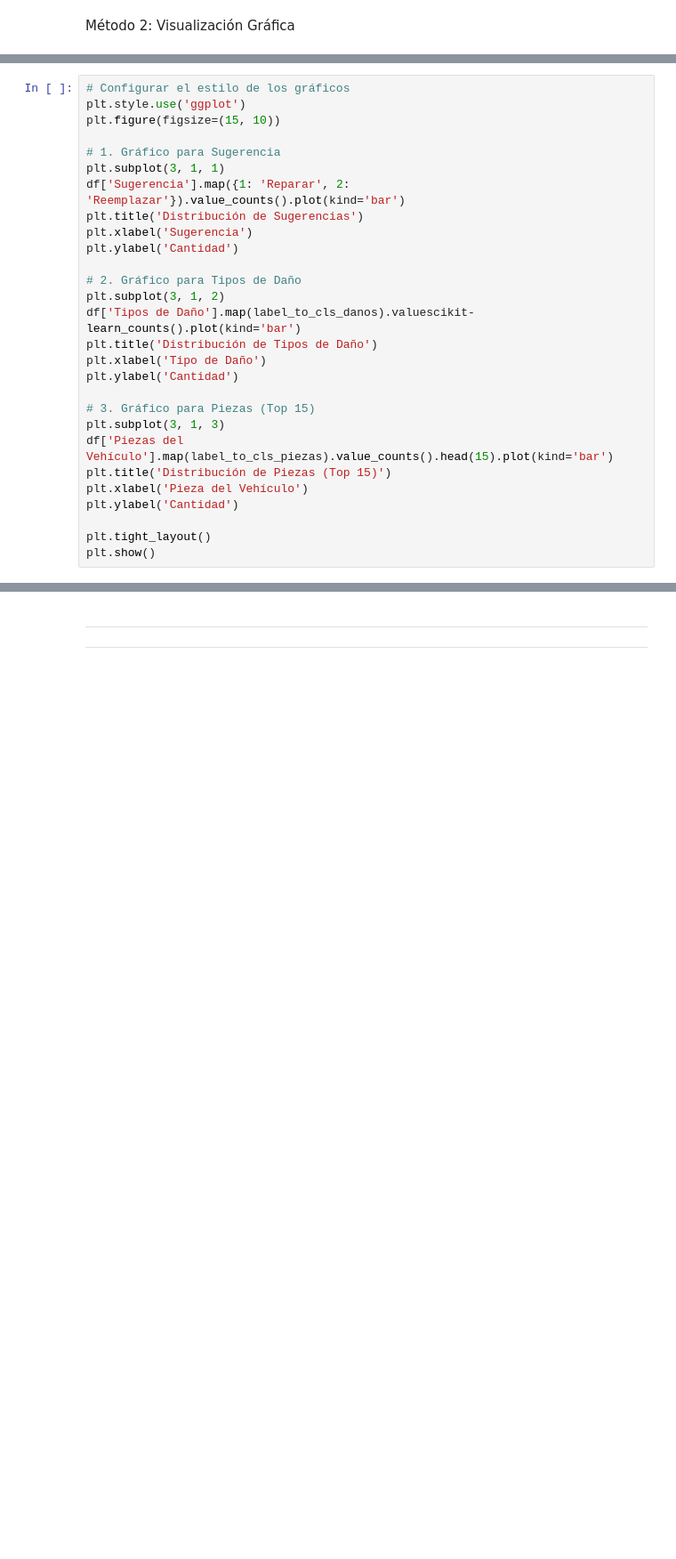
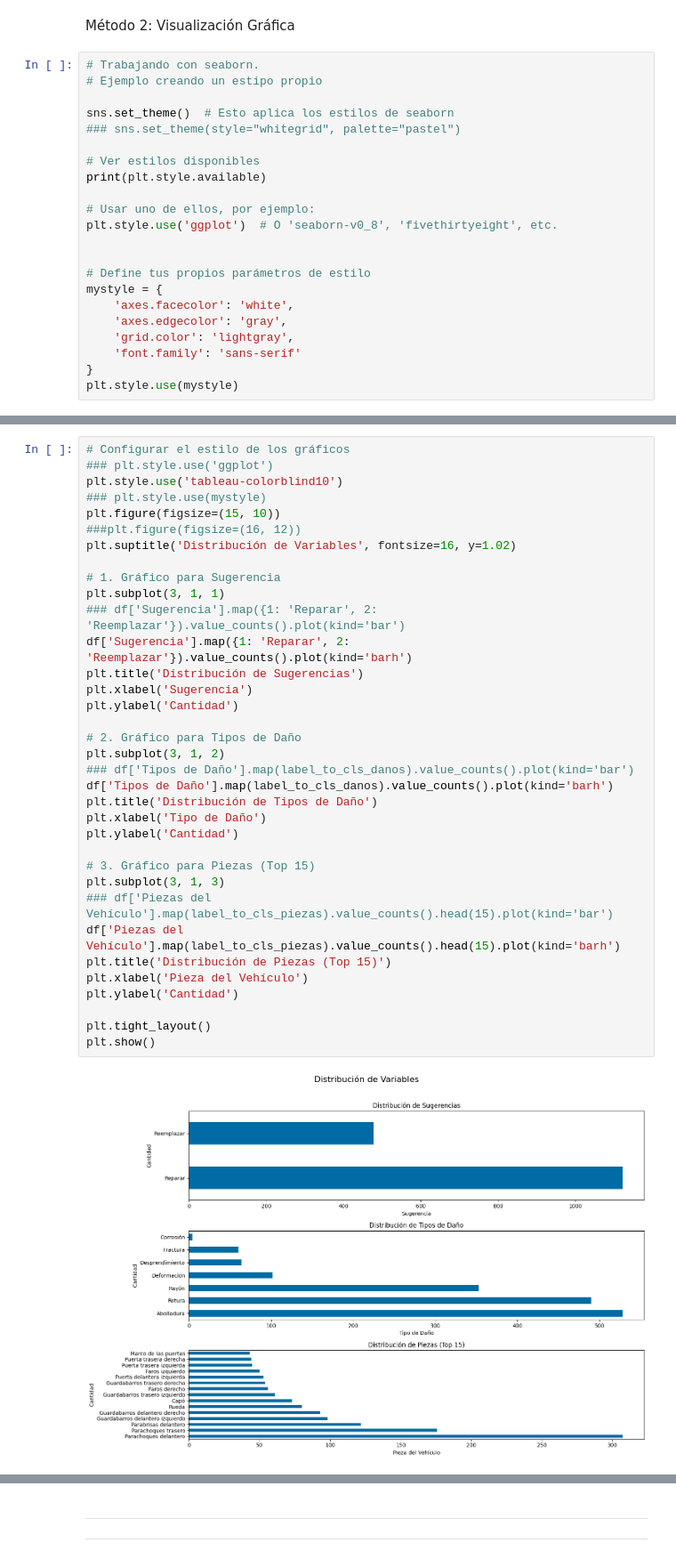
Before and after one commit to ramirezla/VehiculosVerificationDeDannosEtiquetasReducidas, a Jupyter notebook: modelo_detectar_dannos_en_imagenes_de_vehiculos_Con_MejorasV5_B0.ipynb, the cells around one changed output, grey strips where cells are left out. Shown at 89% size. Drawn from its saved outputs; the diff is of its cells as text; blank space fills up the shorter version.

Commit message:
Probando la version mejorada: modelo_detectar_dannos_en_imagenes_de_vehiculos_Con_MejorasV8_B0.nbconvert.ipynb

```diff
--- a/modelo_detectar_dannos_en_imagenes_de_vehiculos_Con_MejorasV5_B0.ipynb
+++ b/modelo_detectar_dannos_en_imagenes_de_vehiculos_Con_MejorasV5_B0.ipynb
@@ -362,2 +441,24 @@ print(piezas_dist.head(20))
 # %% [markdown]
 Método 2: Visualización Gráfica
+# %%
+# Trabajando con seaborn.
+# Ejemplo creando un estipo propio
+
+sns.set_theme()  # Esto aplica los estilos de seaborn
+### sns.set_theme(style="whitegrid", palette="pastel")
+
+# Ver estilos disponibles
+print(plt.style.available)
+
+# Usar uno de ellos, por ejemplo:
+plt.style.use('ggplot')  # O 'seaborn-v0_8', 'fivethirtyeight', etc.
+
+
+# Define tus propios parámetros de estilo
+mystyle = {
+    'axes.facecolor': 'white',
+    'axes.edgecolor': 'gray',
+    'grid.color': 'lightgray',
+    'font.family': 'sans-serif'
+}
+plt.style.use(mystyle)
@@ -364,29 +467,38 @@ Método 2: Visualización Gráfica
 # %%
 # Configurar el estilo de los gráficos
-plt.style.use('ggplot')
+### plt.style.use('ggplot')
+plt.style.use('tableau-colorblind10')
+### plt.style.use(mystyle)
 plt.figure(figsize=(15, 10))
+###plt.figure(figsize=(16, 12))
+plt.suptitle('Distribución de Variables', fontsize=16, y=1.02)
 
 # 1. Gráfico para Sugerencia
 plt.subplot(3, 1, 1)
-df['Sugerencia'].map({1: 'Reparar', 2: 'Reemplazar'}).value_counts().plot(kind='bar')
+### df['Sugerencia'].map({1: 'Reparar', 2: 'Reemplazar'}).value_counts().plot(kind='bar')
+df['Sugerencia'].map({1: 'Reparar', 2: 'Reemplazar'}).value_counts().plot(kind='barh')
 plt.title('Distribución de Sugerencias')
 plt.xlabel('Sugerencia')
 plt.ylabel('Cantidad')
 
 # 2. Gráfico para Tipos de Daño
 plt.subplot(3, 1, 2)
-df['Tipos de Daño'].map(label_to_cls_danos).valuescikit-learn_counts().plot(kind='bar')
+### df['Tipos de Daño'].map(label_to_cls_danos).value_counts().plot(kind='bar')
+df['Tipos de Daño'].map(label_to_cls_danos).value_counts().plot(kind='barh')
 plt.title('Distribución de Tipos de Daño')
 plt.xlabel('Tipo de Daño')
 plt.ylabel('Cantidad')
 
 # 3. Gráfico para Piezas (Top 15)
 plt.subplot(3, 1, 3)
-df['Piezas del Vehículo'].map(label_to_cls_piezas).value_counts().head(15).plot(kind='bar')
+### df['Piezas del Vehículo'].map(label_to_cls_piezas).value_counts().head(15).plot(kind='bar')
+df['Piezas del Vehículo'].map(label_to_cls_piezas).value_counts().head(15).plot(kind='barh')
 plt.title('Distribución de Piezas (Top 15)')
 plt.xlabel('Pieza del Vehículo')
 plt.ylabel('Cantidad')
 
 plt.tight_layout()
 plt.show()
+# %% [output]
+[figure, added]
 # %% [markdown]
```
Also changed, not shown: parts of 30 cells of this notebook, 7 other files.
